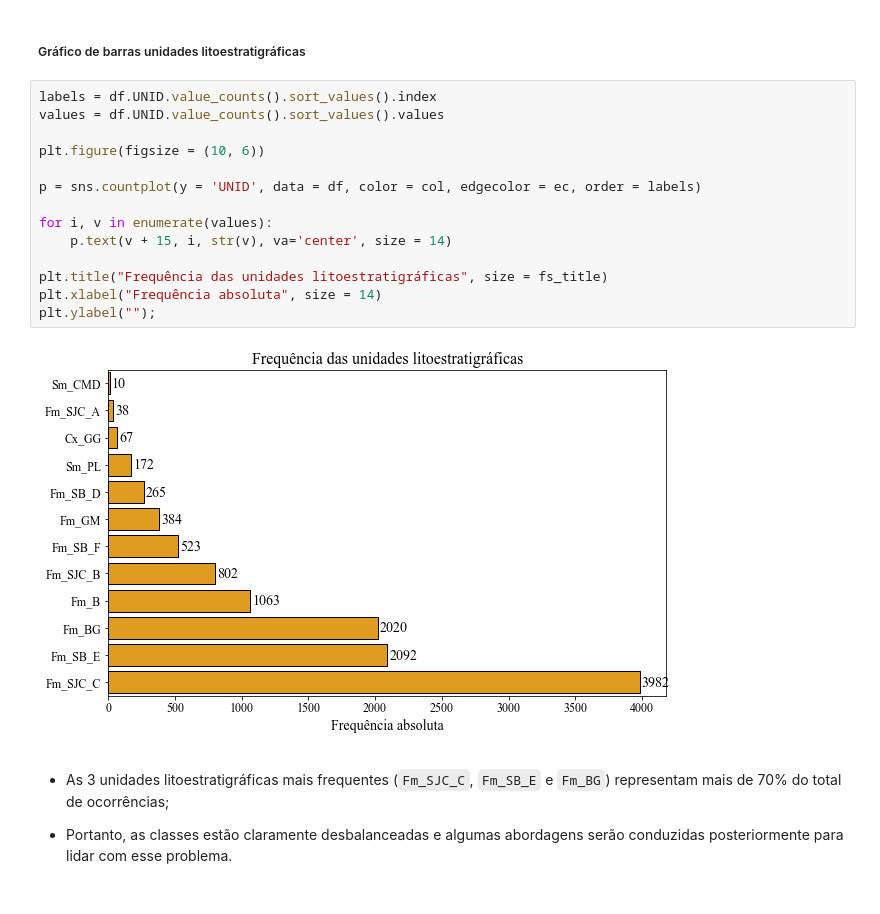
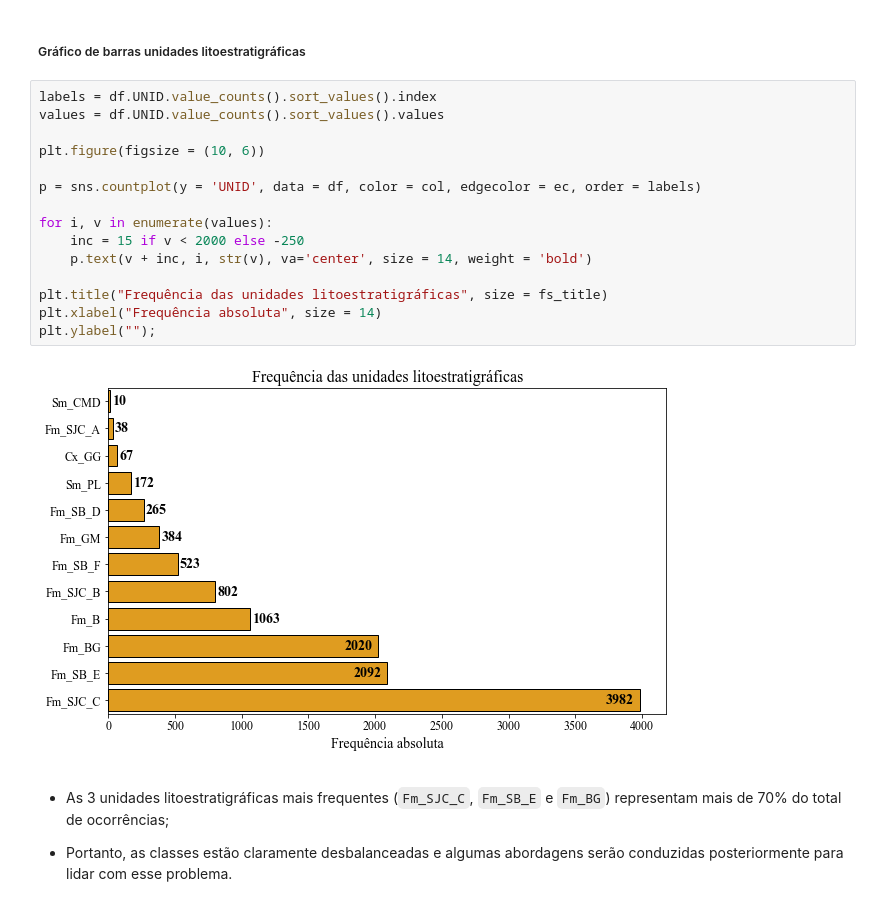
Before and after one commit to fnaghetini/Mapa-Preditivo, a Jupyter notebook: notebook1.ipynb, the cells around one changed output. Saved outputs shown, nothing was run; the diff lists cells and outputs as text.

```diff
--- a/notebook1.ipynb
+++ b/notebook1.ipynb
@@ -710,19 +710,20 @@ plt.ylabel("Cᵥ", size = fs_title);
 # %%
 labels = df.UNID.value_counts().sort_values().index
 values = df.UNID.value_counts().sort_values().values
 
 plt.figure(figsize = (10, 6))
 
 p = sns.countplot(y = 'UNID', data = df, color = col, edgecolor = ec, order = labels)
 
 for i, v in enumerate(values):
-    p.text(v + 15, i, str(v), va='center', size = 14)
+    inc = 15 if v < 2000 else -250
+    p.text(v + inc, i, str(v), va='center', size = 14, weight = 'bold')
 
 plt.title("Frequência das unidades litoestratigráficas", size = fs_title)
 plt.xlabel("Frequência absoluta", size = 14)
 plt.ylabel("");
 # %% [output]
-[figure, old version]
+[figure, new version]
 # %% [markdown]
 - As 3 unidades litoestratigráficas mais frequentes (`Fm_SJC_C`, `Fm_SB_E` e `Fm_BG`) representam mais de 70% do total de ocorrências;
 
```
Also changed, not shown: parts of 9 cells of this notebook.
